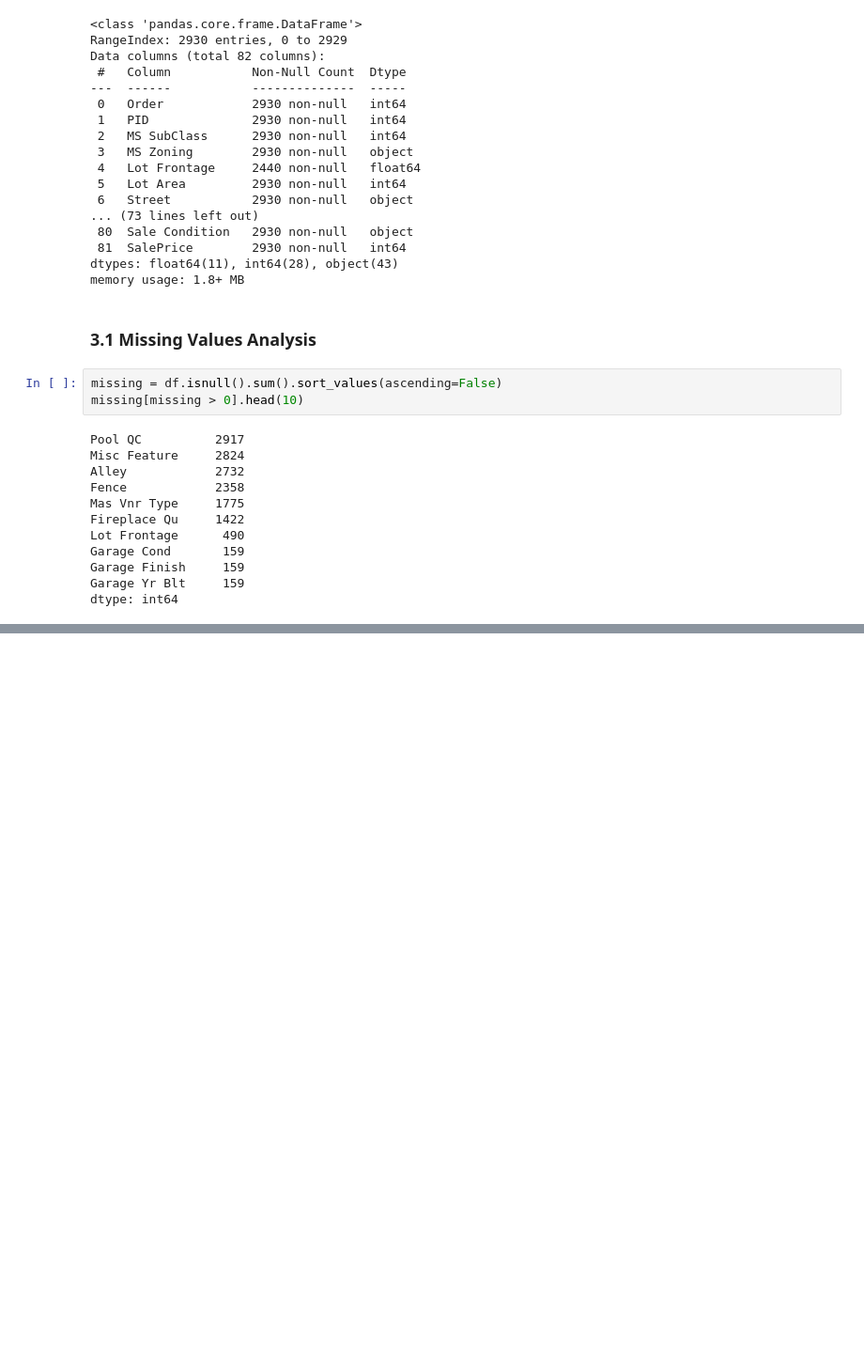
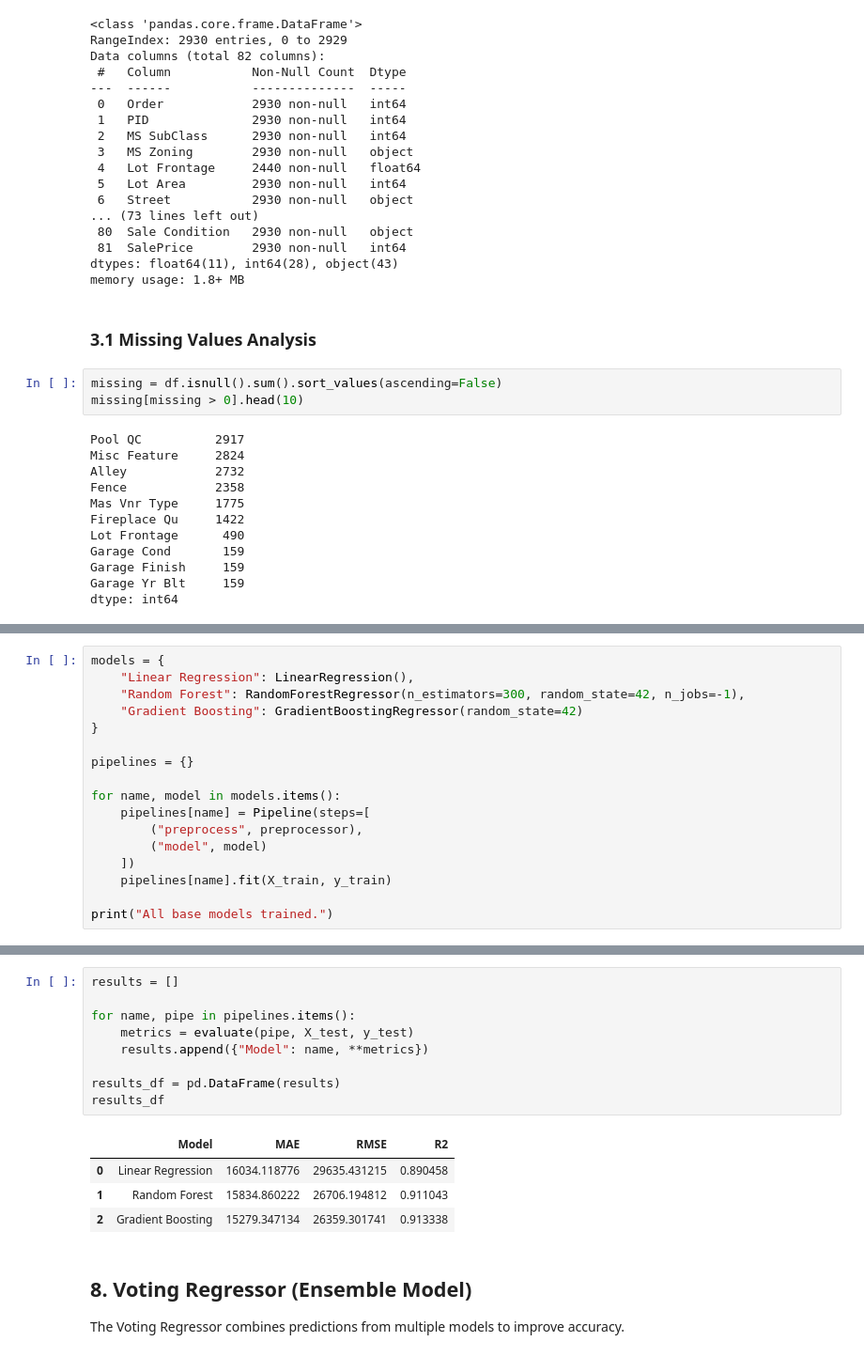
Before and after one commit to pabisha0098/Artificial-Intelligence-Coursework, a Jupyter notebook: 22067308_PabishaBhatta.ipynb, the cells around one changed output, grey strips where cells are left out. Shown at 94% size. Saved outputs shown, nothing was run; the diff lists cells and outputs as text; blank space fills up the shorter version.

```diff
--- a/22067308_PabishaBhatta.ipynb
+++ b/22067308_PabishaBhatta.ipynb
@@ -84,0 +157,17 @@ dtype: int64
+# %%
+models = {
+    "Linear Regression": LinearRegression(),
+    "Random Forest": RandomForestRegressor(n_estimators=300, random_state=42, n_jobs=-1),
+    "Gradient Boosting": GradientBoostingRegressor(random_state=42)
+}
+
+pipelines = {}
+
+for name, model in models.items():
+    pipelines[name] = Pipeline(steps=[
+        ("preprocess", preprocessor),
+        ("model", model)
+    ])
+    pipelines[name].fit(X_train, y_train)
+
+print("All base models trained.")
@@ -84,0 +186,18 @@ dtype: int64
+# %%
+results = []
+
+for name, pipe in pipelines.items():
+    metrics = evaluate(pipe, X_test, y_test)
+    results.append({"Model": name, **metrics})
+
+results_df = pd.DataFrame(results)
+results_df
+# %% [output]
+|  | Model | MAE | RMSE | R2 |
+| 0 | Linear Regression | 16034.118776 | 29635.431215 | 0.890458 |
+| 1 | Random Forest | 15834.860222 | 26706.194812 | 0.911043 |
+| 2 | Gradient Boosting | 15279.347134 | 26359.301741 | 0.913338 |
+# %% [markdown]
+## 8. Voting Regressor (Ensemble Model)
+
+The Voting Regressor combines predictions from multiple models to improve accuracy.
```
Also changed, not shown: parts of 18 cells of this notebook.
